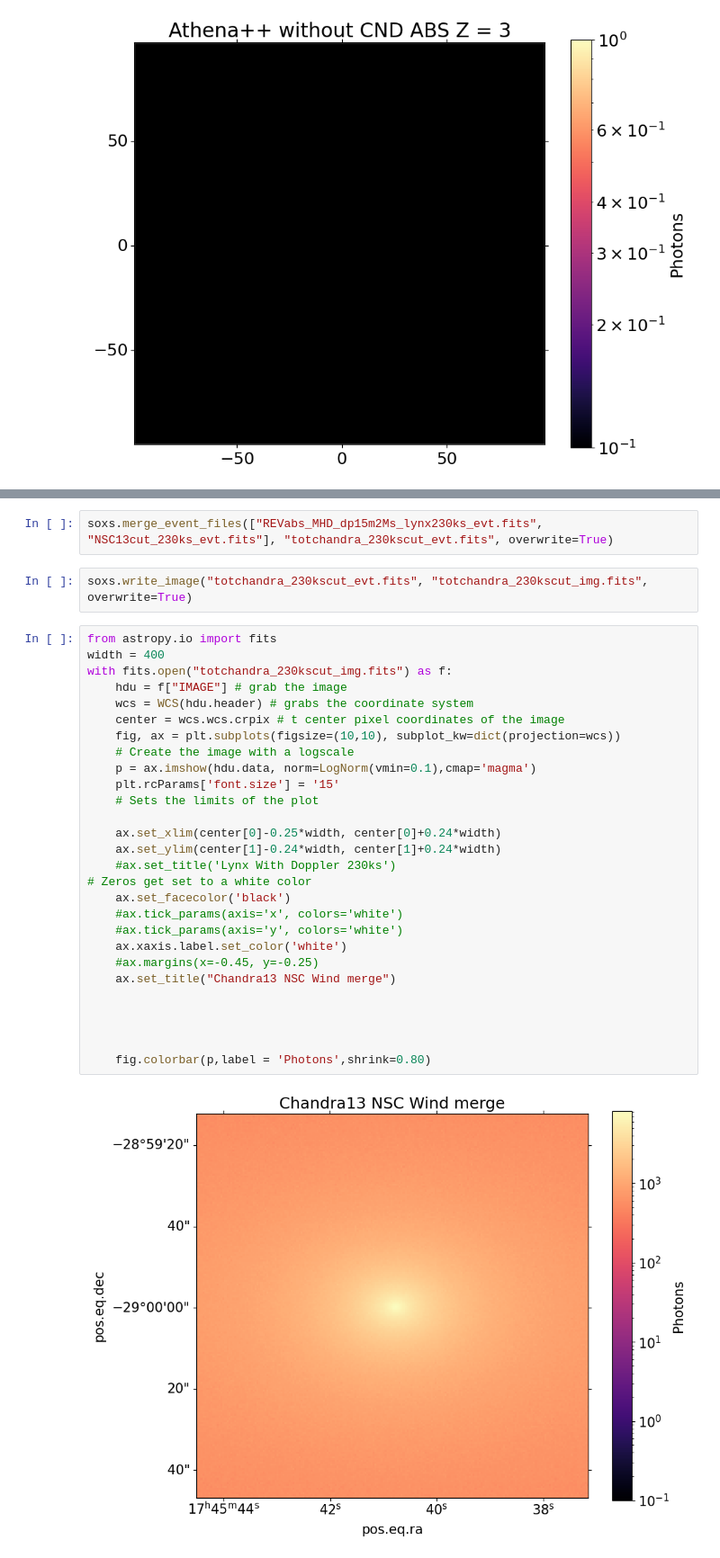
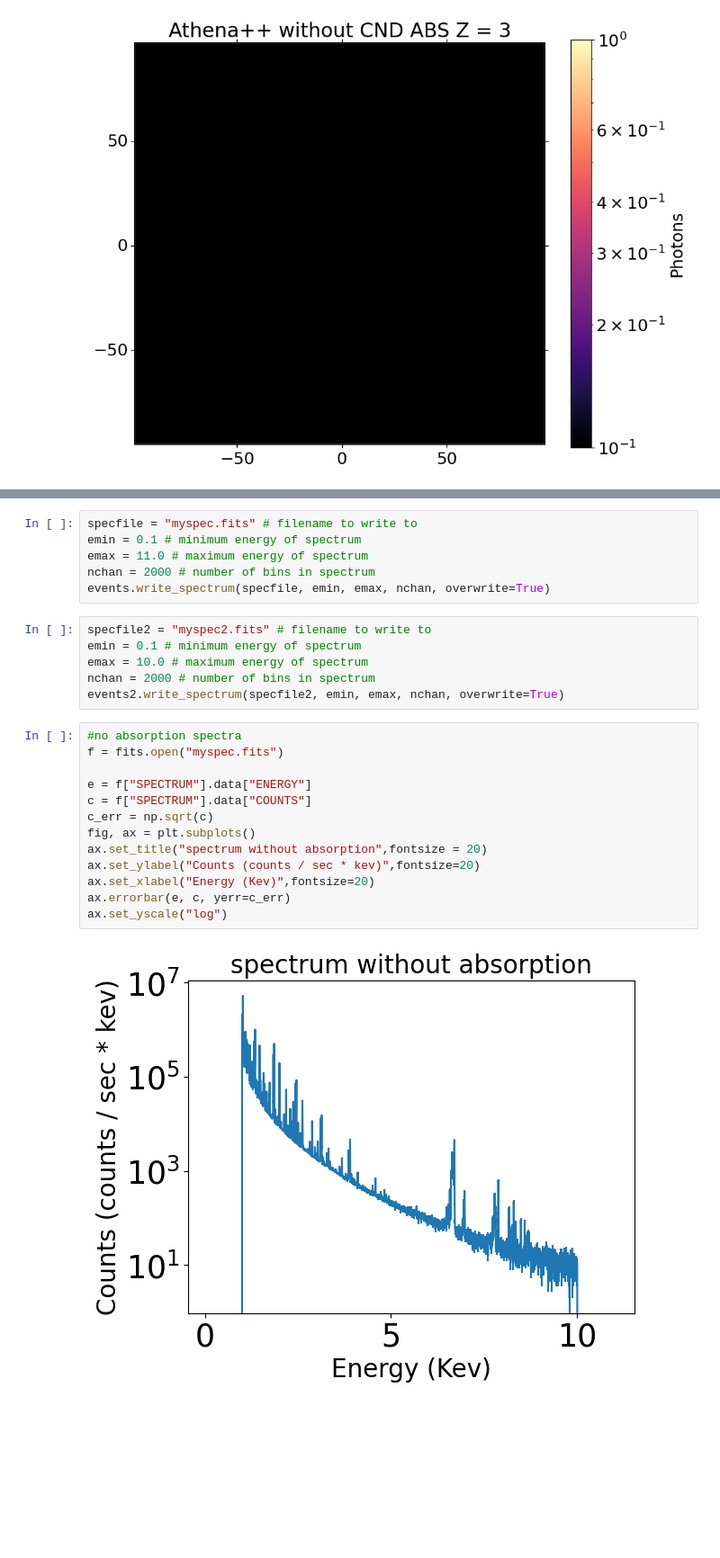
Before and after one commit to DanK-23/SOSAXE-Project, a Jupyter notebook: Dan_SOSAXE.ipynb, the cells around one changed output, grey strips where cells are left out. Shown at 90% size. Drawn from its saved outputs; the diff is of its cells as text; blank space fills up the shorter version.

```diff
--- a/Dan_SOSAXE.ipynb
+++ b/Dan_SOSAXE.ipynb
@@ -637,34 +473,27 @@ with fits.open("NSC13cut_230ks_img.fits") as f:
-# %%
-soxs.merge_event_files(["REVabs_MHD_dp15m2Ms_lynx230ks_evt.fits", "NSC13cut_230ks_evt.fits"], "totchandra_230kscut_evt.fits", overwrite=True)
-# %%
-soxs.write_image("totchandra_230kscut_evt.fits", "totchandra_230kscut_img.fits", overwrite=True)
-# %%
-from astropy.io import fits
-width = 400
-with fits.open("totchandra_230kscut_img.fits") as f:
-    hdu = f["IMAGE"] # grab the image
-    wcs = WCS(hdu.header) # grabs the coordinate system
-    center = wcs.wcs.crpix # t center pixel coordinates of the image
-    fig, ax = plt.subplots(figsize=(10,10), subplot_kw=dict(projection=wcs))
-    # Create the image with a logscale
-    p = ax.imshow(hdu.data, norm=LogNorm(vmin=0.1),cmap='magma')
-    plt.rcParams['font.size'] = '15'
-    # Sets the limits of the plot
-
-    ax.set_xlim(center[0]-0.25*width, center[0]+0.24*width)
-    ax.set_ylim(center[1]-0.24*width, center[1]+0.24*width)
-    #ax.set_title('Lynx With Doppler 230ks')
-# Zeros get set to a white color
-    ax.set_facecolor('black')
-    #ax.tick_params(axis='x', colors='white')
-    #ax.tick_params(axis='y', colors='white')
-    ax.xaxis.label.set_color('white')
-    #ax.margins(x=-0.45, y=-0.25)
-    ax.set_title("Chandra13 NSC Wind merge")
-
-
-
-
-    fig.colorbar(p,label = 'Photons',shrink=0.80)
-# %% [output]
-[figure, removed]
+# %%
+specfile = "myspec.fits" # filename to write to
+emin = 0.1 # minimum energy of spectrum
+emax = 11.0 # maximum energy of spectrum
+nchan = 2000 # number of bins in spectrum
+events.write_spectrum(specfile, emin, emax, nchan, overwrite=True)
+# %%
+specfile2 = "myspec2.fits" # filename to write to
+emin = 0.1 # minimum energy of spectrum
+emax = 10.0 # maximum energy of spectrum
+nchan = 2000 # number of bins in spectrum
+events2.write_spectrum(specfile2, emin, emax, nchan, overwrite=True)
+# %%
+#no absorption spectra
+f = fits.open("myspec.fits")
+
+e = f["SPECTRUM"].data["ENERGY"]
+c = f["SPECTRUM"].data["COUNTS"]
+c_err = np.sqrt(c)
+fig, ax = plt.subplots()
+ax.set_title("spectrum without absorption",fontsize = 20)
+ax.set_ylabel("Counts (counts / sec * kev)",fontsize=20)
+ax.set_xlabel("Energy (Kev)",fontsize=20)
+ax.errorbar(e, c, yerr=c_err)
+ax.set_yscale("log")
+# %% [output]
+[figure, added]
```
Also changed, not shown: parts of 38 cells of this notebook.
